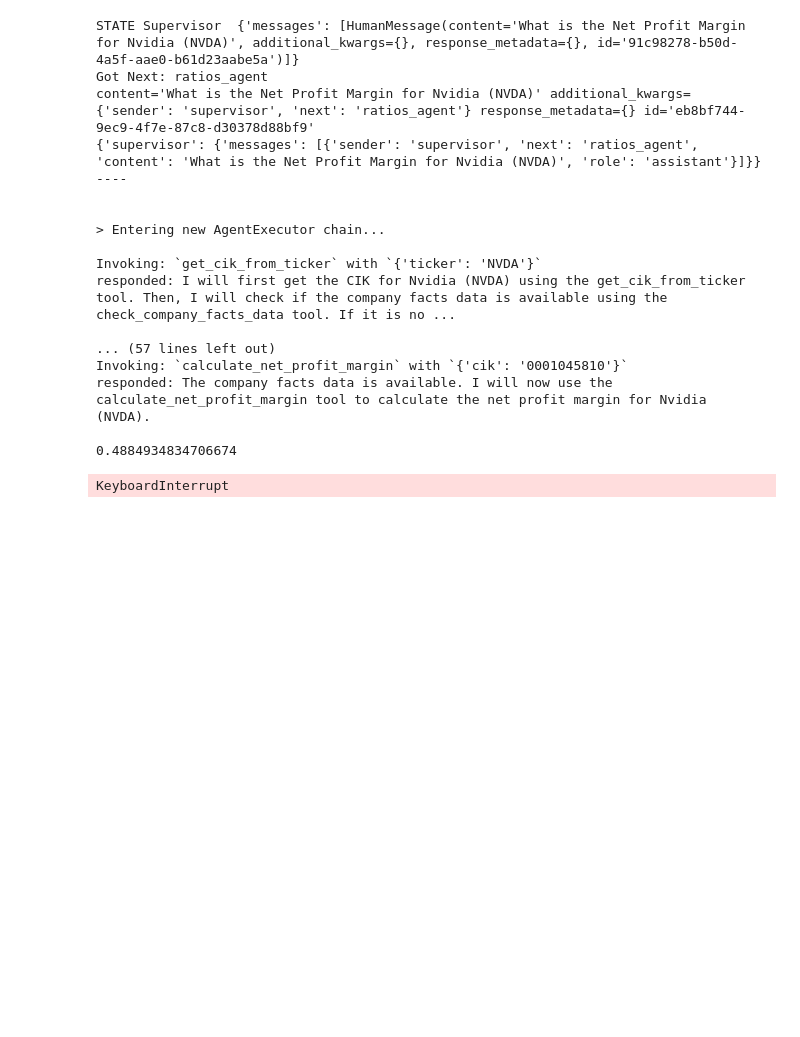
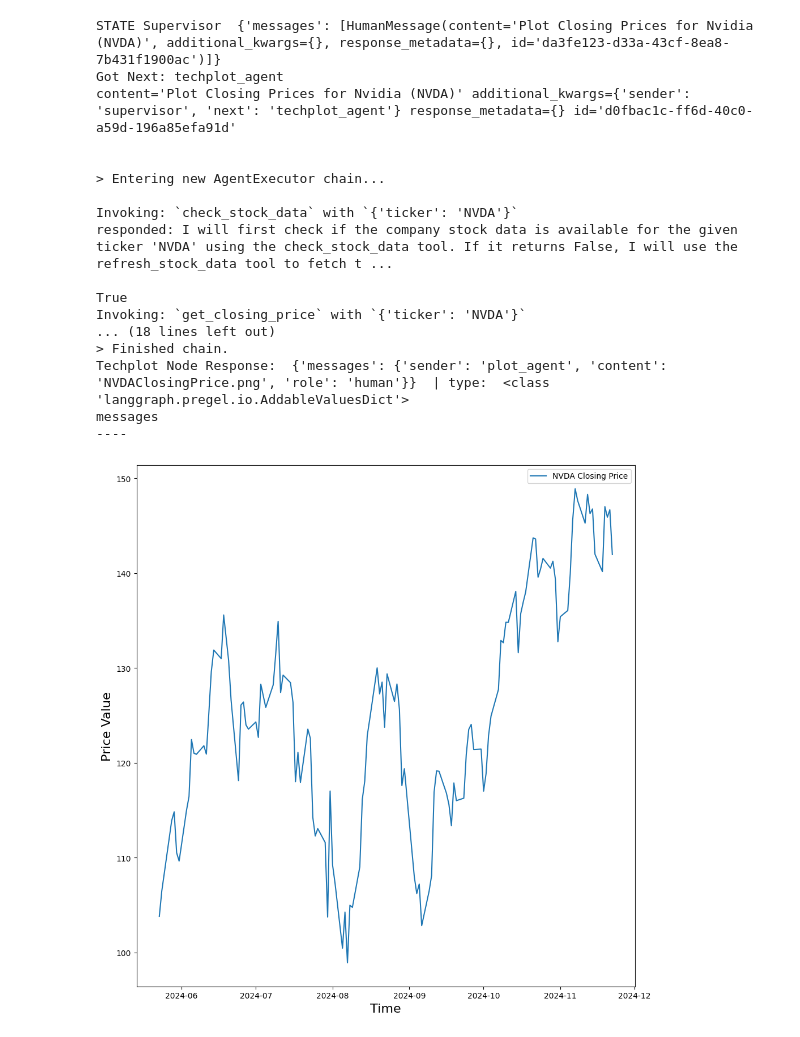
Before and after one commit to shah-deep/FinBot, a Jupyter notebook: supervisor_test.ipynb, the cells around one changed output. Cells and saved outputs as stored; diff of their text form; code cells hidden in the pictures; blank space fills up the shorter version.

Commit message:
Supervisor working

```diff
--- a/supervisor_test.ipynb
+++ b/supervisor_test.ipynb
@@ -7,38 +7,39 @@ from src.teams_supervisor import supervisor_graph_builder
 # %%
 graph = supervisor_graph_builder()
 # %%
-user_input = "What is the Net Profit Margin for Nvidia (NVDA)" # "Plot Closing Prices for Nvidia (NVDA)"
+#user_input = "What is the Net Profit Margin for Nvidia (NVDA)"
+user_input = "Plot Closing Prices for Nvidia (NVDA)"
 # %%
-events = graph.stream(
+events = graph.invoke(
     {
         "messages": [
             HumanMessage(
                 content=user_input
             )
         ],
     },
     # Maximum number of steps to take in the graph
     {"recursion_limit": 150},
 )
 for s in events:
     print(s)
     print("----")
 # %% [output]
-STATE Supervisor  {'messages': [HumanMessage(content='What is the Net Profit Margin for Nvidia (NVDA)', additional_kwargs={}, response_metadata={}, id='91c98278-b50d-4a5f-aae0-b61d23aabe5a')]}
-Got Next: ratios_agent
-content='What is the Net Profit Margin for Nvidia (NVDA)' additional_kwargs={'sender': 'supervisor', 'next': 'ratios_agent'} response_metadata={} id='eb8bf744-9ec9-4f7e-87c8-d30378d88bf9'
-{'supervisor': {'messages': [{'sender': 'supervisor', 'next': 'ratios_agent', 'content': 'What is the Net Profit Margin for Nvidia (NVDA)', 'role': 'assistant'}]}}
-----
+STATE Supervisor  {'messages': [HumanMessage(content='Plot Closing Prices for Nvidia (NVDA)', additional_kwargs={}, response_metadata={}, id='da3fe123-d33a-43cf-8ea8-7b431f1900ac')]}
+Got Next: techplot_agent
+content='Plot Closing Prices for Nvidia (NVDA)' additional_kwargs={'sender': 'supervisor', 'next': 'techplot_agent'} response_metadata={} id='d0fbac1c-ff6d-40c0-a59d-196a85efa91d'
 
 
 > Entering new AgentExecutor chain...
 
-Invoking: `get_cik_from_ticker` with `{'ticker': 'NVDA'}`
-responded: I will first get the CIK for Nvidia (NVDA) using the get_cik_from_ticker tool. Then, I will check if the company facts data is available using the check_company_facts_data tool. If it is no ...
+Invoking: `check_stock_data` with `{'ticker': 'NVDA'}`
+responded: I will first check if the company stock data is available for the given ticker 'NVDA' using the check_stock_data tool. If it returns False, I will use the refresh_stock_data tool to fetch t ...
 
-... (57 lines left out)
-Invoking: `calculate_net_profit_margin` with `{'cik': '0001045810'}`
-responded: The company facts data is available. I will now use the calculate_net_profit_margin tool to calculate the net profit margin for Nvidia (NVDA).
-
-0.4884934834706674
+True
+Invoking: `get_closing_price` with `{'ticker': 'NVDA'}`
+... (18 lines left out)
+> Finished chain.
+Techplot Node Response:  {'messages': {'sender': 'plot_agent', 'content': 'NVDAClosingPrice.png', 'role': 'human'}}  | type:  <class 'langgraph.pregel.io.AddableValuesDict'>
+messages
+----
-KeyboardInterrupt
+[figure, added]
```
Also changed, not shown: 2 other files.
